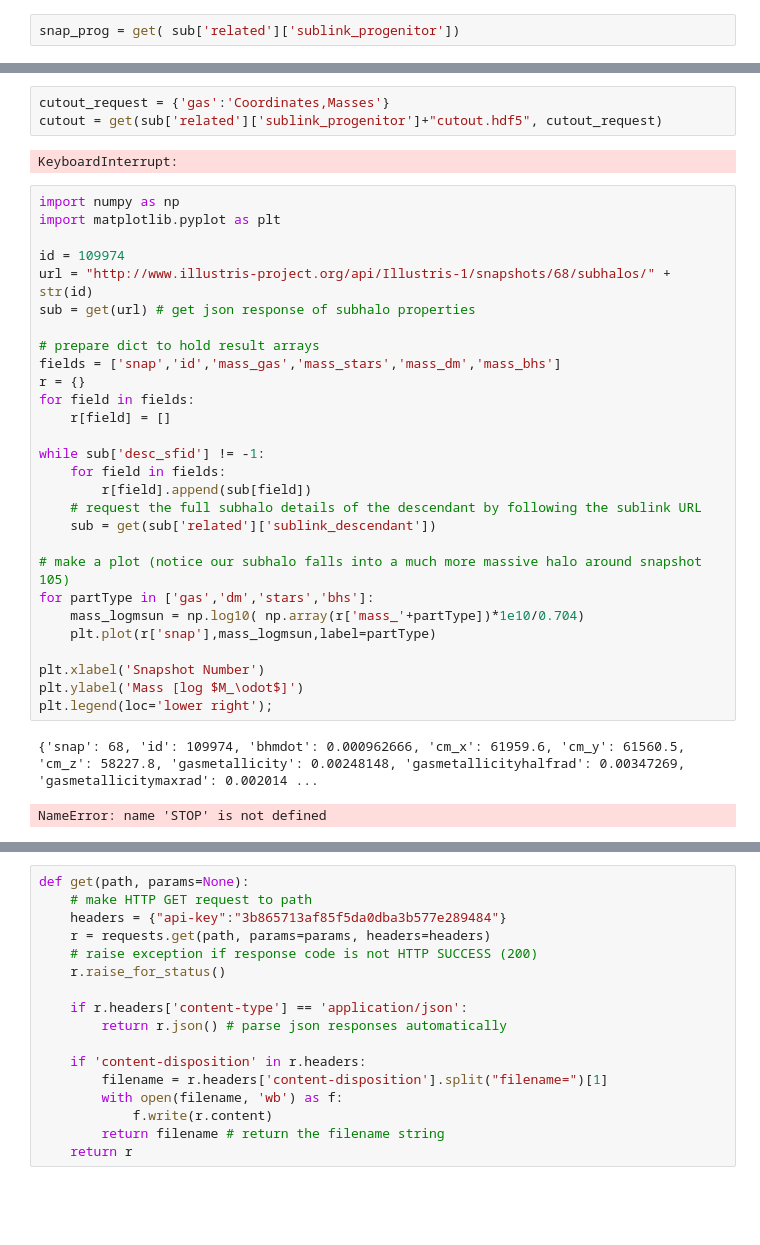
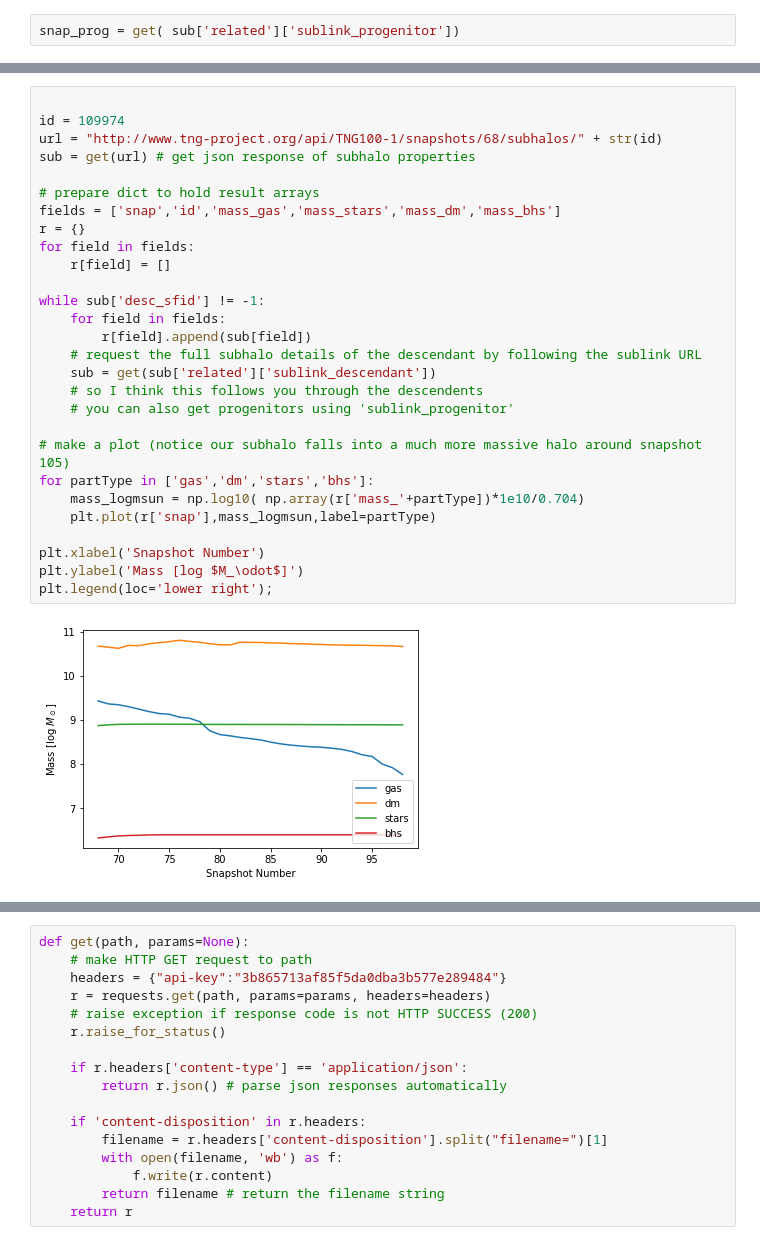
Before and after one commit to beckynevin/mockIllustris, a Jupyter notebook: Illustris_API_TNG100.ipynb, the cells around one changed output, grey strips where cells are left out. Drawn from its saved outputs; the diff is of its cells as text; blank space fills up the shorter version.

```diff
--- a/Illustris_API_TNG100.ipynb
+++ b/Illustris_API_TNG100.ipynb
@@ -139,38 +143,32 @@ print(snap_prog)
-# %%
-cutout_request = {'gas':'Coordinates,Masses'}
-cutout = get(sub['related']['sublink_progenitor']+"cutout.hdf5", cutout_request)
-# %% [output]
-KeyboardInterrupt:
 # %%
-import numpy as np
-import matplotlib.pyplot as plt
 
 id = 109974
-url = "http://www.illustris-project.org/api/Illustris-1/snapshots/68/subhalos/" + str(id)
+url = "http://www.tng-project.org/api/TNG100-1/snapshots/68/subhalos/" + str(id)
 sub = get(url) # get json response of subhalo properties
 
 # prepare dict to hold result arrays
 fields = ['snap','id','mass_gas','mass_stars','mass_dm','mass_bhs']
 r = {}
 for field in fields:
     r[field] = []
 
 while sub['desc_sfid'] != -1:
     for field in fields:
         r[field].append(sub[field])
     # request the full subhalo details of the descendant by following the sublink URL
     sub = get(sub['related']['sublink_descendant'])
+    # so I think this follows you through the descendents
+    # you can also get progenitors using 'sublink_progenitor'
 
 # make a plot (notice our subhalo falls into a much more massive halo around snapshot 105)
 for partType in ['gas','dm','stars','bhs']:
     mass_logmsun = np.log10( np.array(r['mass_'+partType])*1e10/0.704)
     plt.plot(r['snap'],mass_logmsun,label=partType)
 
 plt.xlabel('Snapshot Number')
 plt.ylabel('Mass [log $M_\odot$]')
 plt.legend(loc='lower right');
 # %% [output]
-{'snap': 68, 'id': 109974, 'bhmdot': 0.000962666, 'cm_x': 61959.6, 'cm_y': 61560.5, 'cm_z': 58227.8, 'gasmetallicity': 0.00248148, 'gasmetallicityhalfrad': 0.00347269, 'gasmetallicitymaxrad': 0.002014 ...
-NameError: name 'STOP' is not defined
+[figure, added]
 # %%
 # make a plot (notice our subhalo falls into a much more massive halo around snapshot 105)
```
Also changed, not shown: parts of 33 cells of this notebook.
